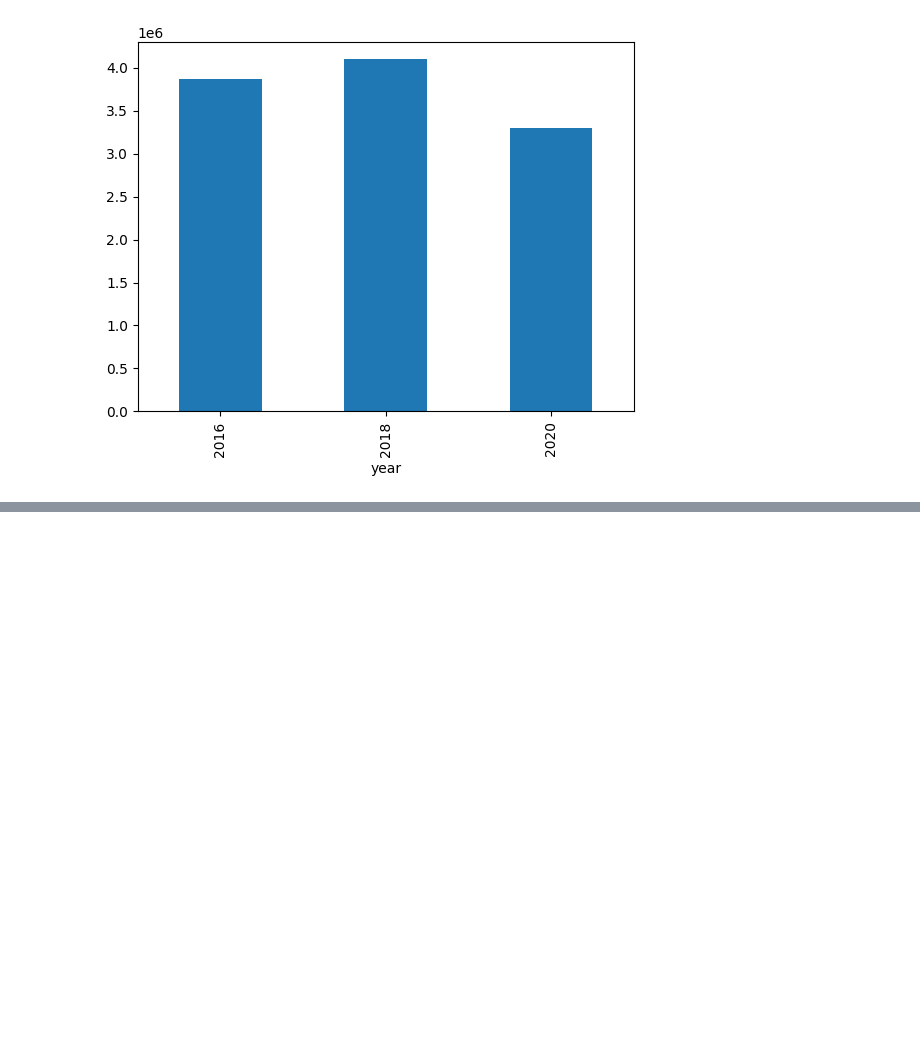
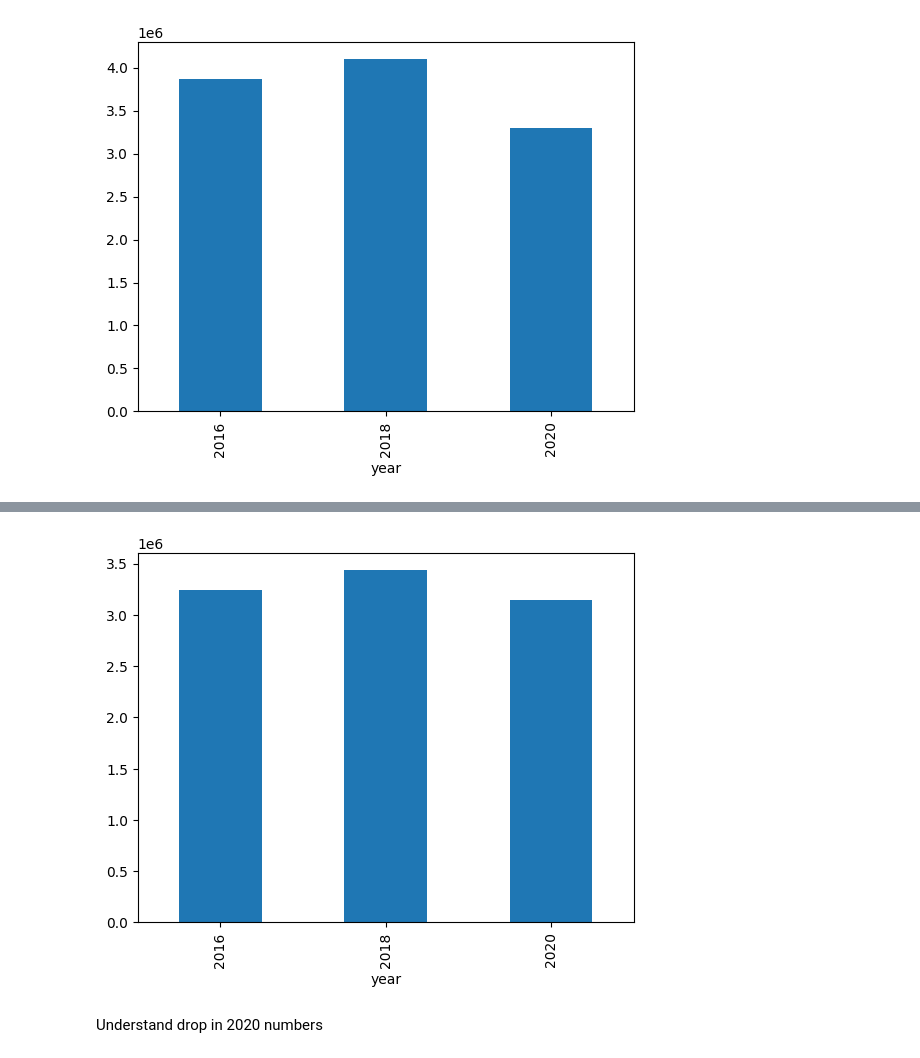
Before and after one commit to reglab/rgb-footprint-extract, a Jupyter notebook: naip_process/Inference-ADUs-in-time.ipynb, the cells around one changed output, grey strips where cells are left out. Saved outputs shown, nothing was run; the diff lists cells and outputs as text; code cells hidden in the pictures; blank space fills up the shorter version.

```diff
--- a/naip_process/Inference-ADUs-in-time.ipynb
+++ b/naip_process/Inference-ADUs-in-time.ipynb
@@ -363,4 +338,16 @@ plt.show()
+# %%
+# Trends in raw small building area
+small_bfi_clipped = small_bfi_clipped.to_crs('EPSG:26910')
+small_bfi_clipped['area'] = small_bfi_clipped.area
+small_bfi_clipped = small_bfi_clipped.to_crs('EPSG:4326')
+a_small_ts_clipped = small_bfi_clipped.groupby('year')['area'].sum()
+a_small_ts_clipped.plot.bar()
+plt.show()
+# %% [output]
+[figure, added]
 # %%
 # Visualize tiles
 #visualize_tile_full_year('m_3712149_ne_10_060_20200525_358', '2020')
 #visualize_tile_full_year('m_3712149_ne_10_h_20160529_216', '2016')
+# %% [markdown]
+Understand drop in 2020 numbers
```
Also changed, not shown: parts of 38 cells of this notebook, 4 other files.
